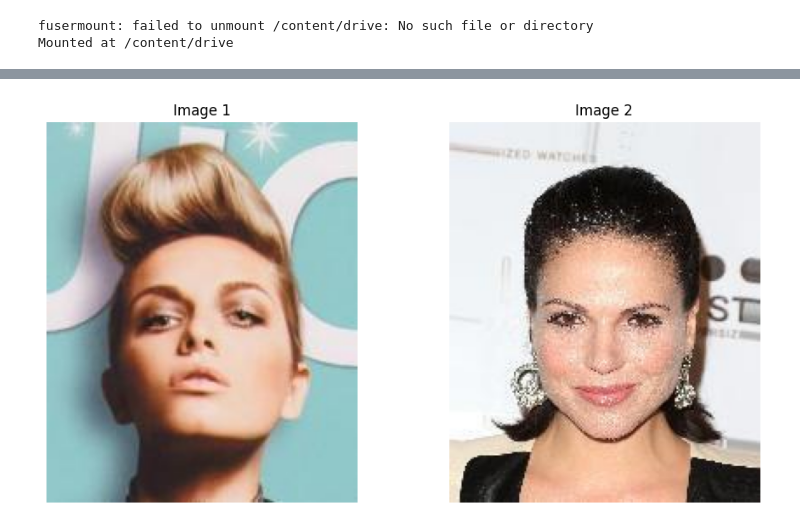
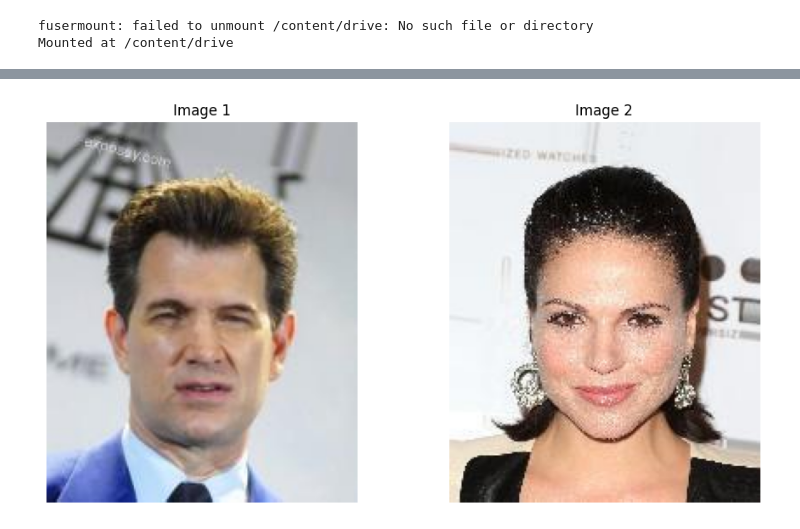
Before and after one commit to djakesa/AE-VAE-GAN-CelebA, a Jupyter notebook: morphing_smile.ipynb, the cells around one changed output, grey strips where cells are left out. Saved outputs shown, nothing was run; the diff lists cells and outputs as text; code cells hidden in the pictures.

```diff
--- a/morphing_smile.ipynb
+++ b/morphing_smile.ipynb
@@ -189,35 +334,35 @@ print (direction_bald)
 # %%
 import cv2
 import matplotlib.pyplot as plt
 
 # === Chemins des deux images ===
-img_path_1 = '/content/drive/MyDrive/img_align_celeba/img_align_celeba/000005.jpg'
+img_path_1 = '/content/drive/MyDrive/img_align_celeba/img_align_celeba/000015.jpg'
 img_path_2 = '/content/drive/MyDrive/img_align_celeba/img_align_celeba/005000.jpg'
 
 # === Chargement et conversion RGB ===
 img1 = cv2.imread(img_path_1)
 img2 = cv2.imread(img_path_2)
 
 img1_rgb = cv2.cvtColor(img1, cv2.COLOR_BGR2RGB)
 img2_rgb = cv2.cvtColor(img2, cv2.COLOR_BGR2RGB)
 
 # === Affichage côte à côte ===
 plt.figure(figsize=(10, 5))
 
 plt.subplot(1, 2, 1)
 plt.imshow(img1_rgb)
 plt.title("Image 1")
 plt.axis('off')
 
 plt.subplot(1, 2, 2)
 plt.imshow(img2_rgb)
 plt.title("Image 2")
 plt.axis('off')
 
 plt.tight_layout()
 plt.show()
 # %% [output]
-[figure, old version]
+[figure, new version]
 # %%
 import os
 import cv2
```
Also changed, not shown: parts of 5 cells of this notebook.
